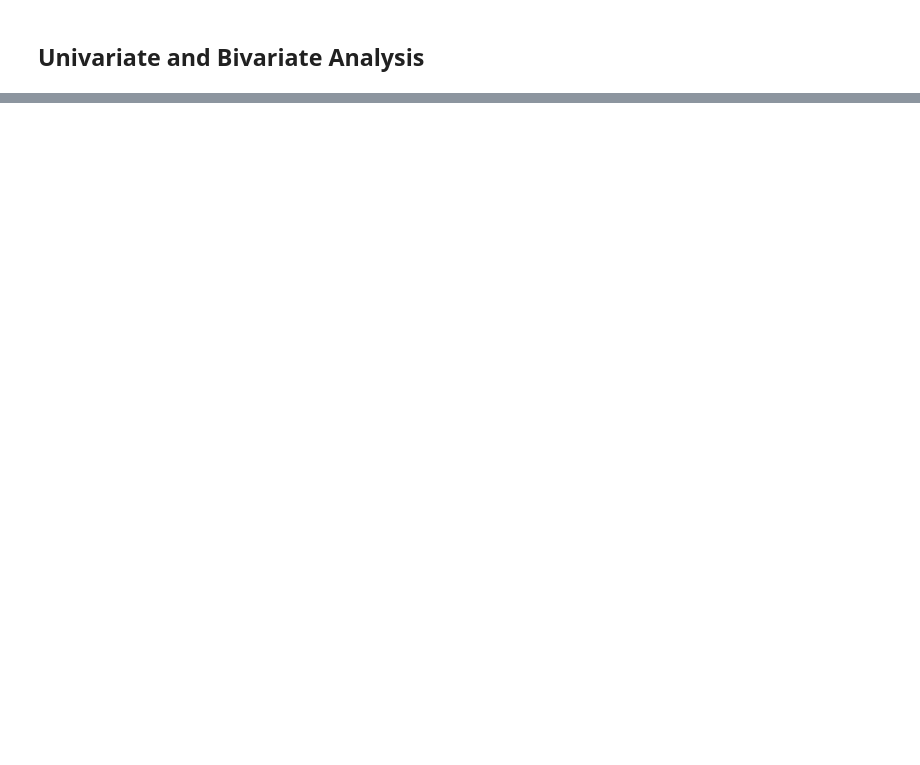
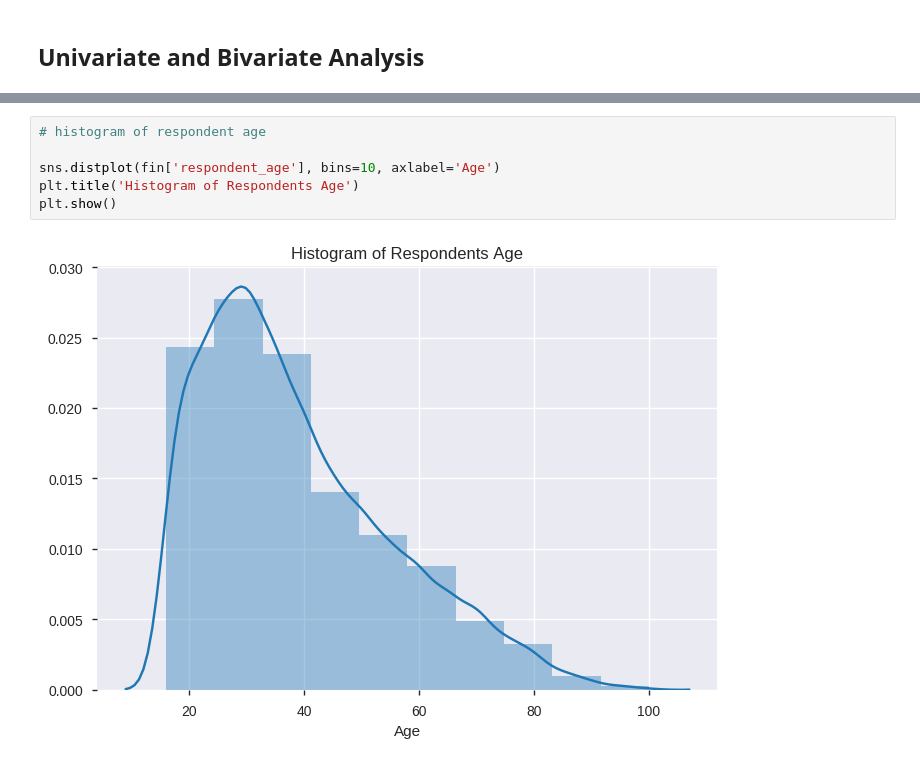
Before and after one commit to booorayan/fin_inclusion_pj, a Jupyter notebook: Financial_Inclusion_Project_1.ipynb, the cells around one changed output, grey strips where cells are left out. Saved outputs shown, nothing was run; the diff lists cells and outputs as text; blank space fills up the shorter version.

```diff
--- a/Financial_Inclusion_Project_1.ipynb
+++ b/Financial_Inclusion_Project_1.ipynb
@@ -146,0 +320,8 @@ sns.boxplot(data=fin['household_size'], ax=axx[1])
+# %%
+# histogram of respondent age
+
+sns.distplot(fin['respondent_age'], bins=10, axlabel='Age')
+plt.title('Histogram of Respondents Age')
+plt.show()
+# %% [output]
+[figure, added]
```
Also changed, not shown: parts of 53 cells of this notebook.
